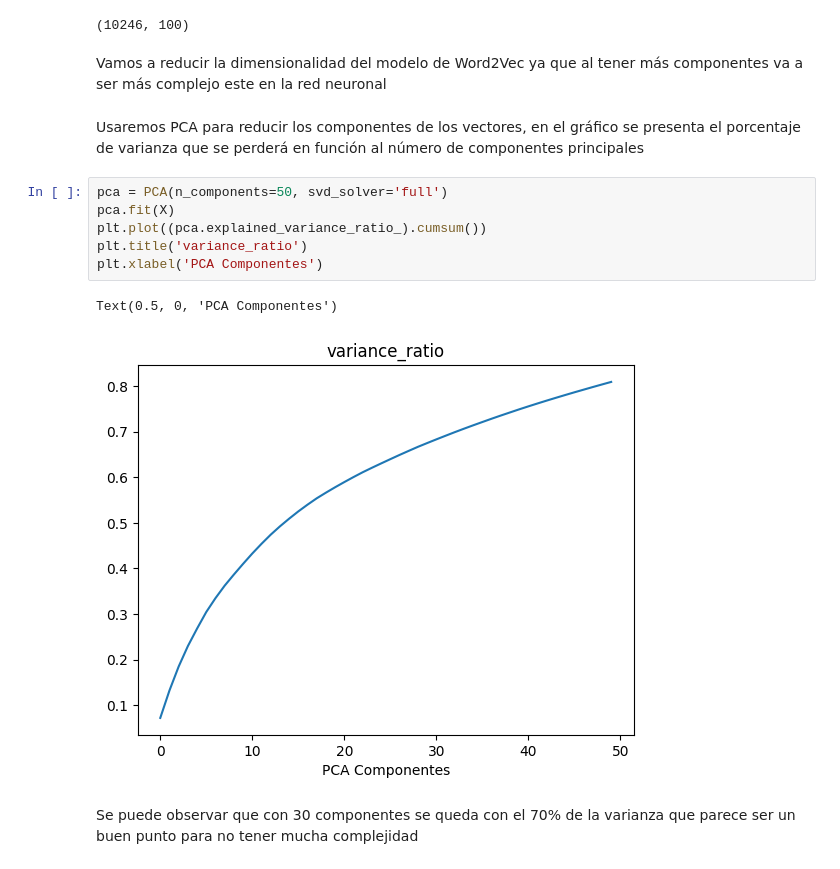
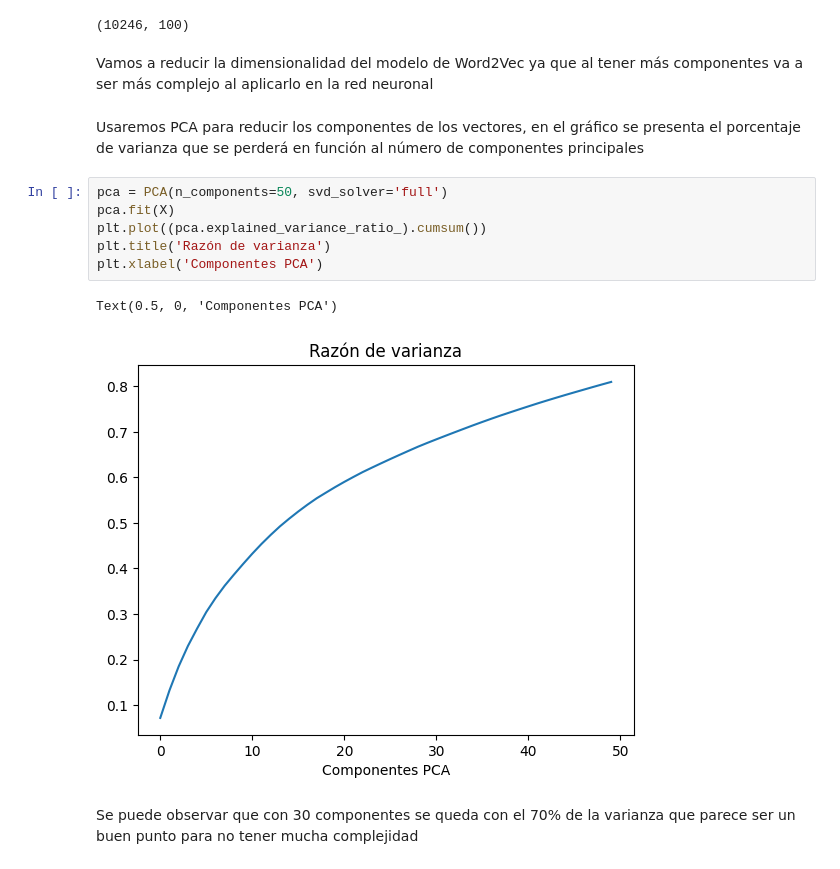
Before and after one commit to DCI-alxogm/ml2023-David-Nicolas364, a Jupyter notebook: Proyecto:final/Proyecto_final_ML.ipynb, the cells around one changed output. Saved outputs shown, nothing was run; the diff lists cells and outputs as text.

```diff
--- a/Proyecto:final/Proyecto_final_ML.ipynb
+++ b/Proyecto:final/Proyecto_final_ML.ipynb
@@ -207,18 +232,18 @@ X.shape
 # %% [output]
 (10246, 100)
 # %% [markdown]
-Vamos a reducir la dimensionalidad del modelo de Word2Vec ya que al tener más componentes va a ser más complejo este en la red neuronal
+Vamos a reducir la dimensionalidad del modelo de Word2Vec ya que al tener más componentes va a ser más complejo al aplicarlo en la red neuronal
 # %% [markdown]
 Usaremos PCA para reducir los componentes de los vectores, en el gráfico se presenta el porcentaje de varianza que se perderá en función al número de componentes principales
 # %%
 pca = PCA(n_components=50, svd_solver='full')
 pca.fit(X)
 plt.plot((pca.explained_variance_ratio_).cumsum())
-plt.title('variance_ratio')
-plt.xlabel('PCA Componentes')
+plt.title('Razón de varianza')
+plt.xlabel('Componentes PCA')
 # %% [output]
-Text(0.5, 0, 'PCA Componentes')
+Text(0.5, 0, 'Componentes PCA')
-[figure, old version]
+[figure, new version]
 # %% [markdown]
 Se puede observar que con 30 componentes se queda con el 70% de la varianza que parece ser un buen punto para no tener mucha complejidad
 # %%
```
Also changed, not shown: parts of 52 cells of this notebook.
